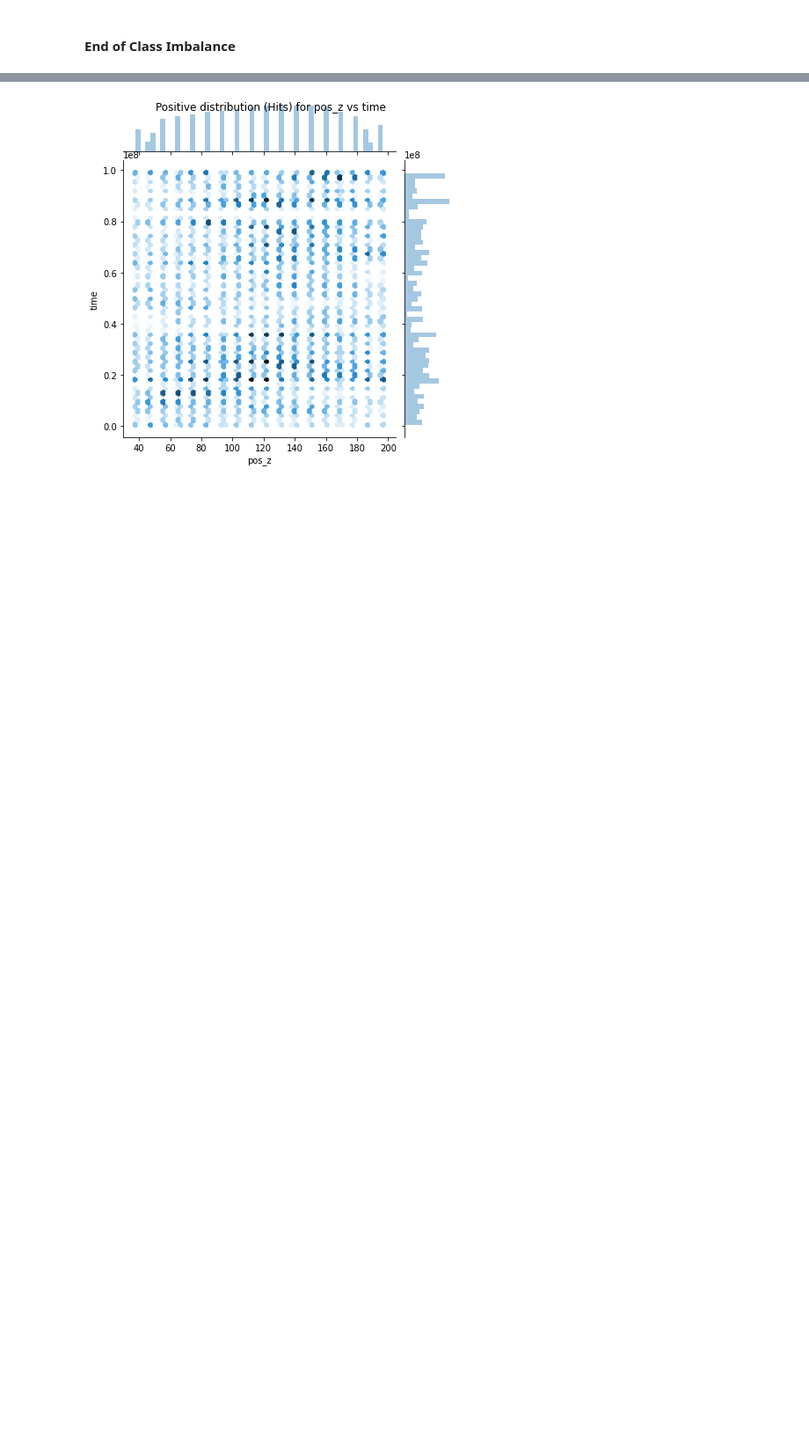
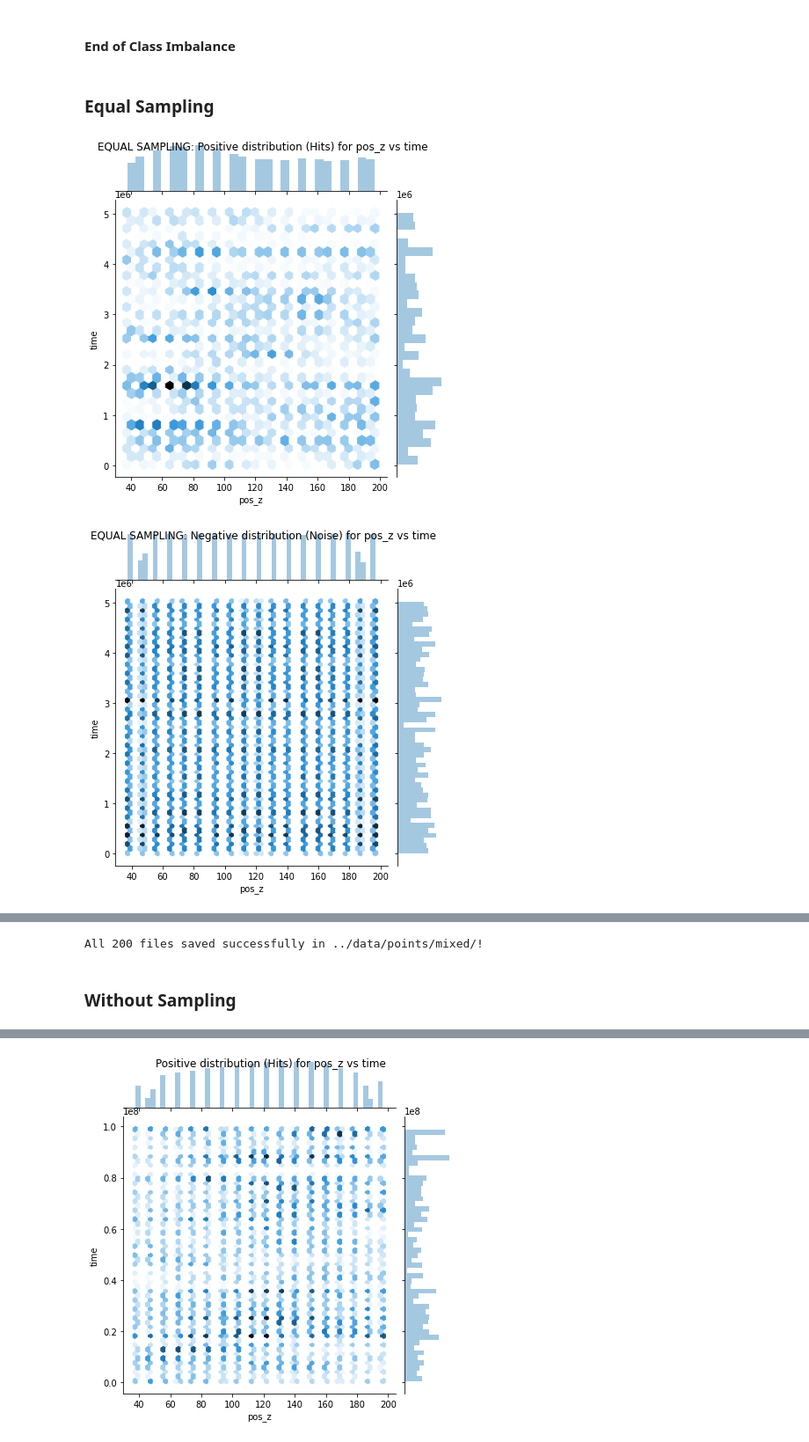
Before and after one commit to shrutirao94/km3net-neutrino-detection, a Jupyter notebook: notebooks/1.0_preparation.ipynb, the cells around one changed output, grey strips where cells are left out. Shown at 88% size. Saved outputs shown, nothing was run; the diff lists cells and outputs as text; code cells hidden in the pictures; blank space fills up the shorter version.

Commit message:
Admin Changes  +  Save Simpler DataFrame

```diff
--- a/notebooks/1.0_preparation.ipynb
+++ b/notebooks/1.0_preparation.ipynb
@@ -115,3 +117,21 @@ Now we have a list of groups that have only noise and groups that have both nois
+# %%
+def equal_sampling(df):
+    """
+    Equally sample points from each timeslice group.
+    Use 6550 - min number of points in hits group
+    """
+    points = 6550
+    return df.groupby('group').head(points).reset_index()
+
+def remove_groups(df):
+    """
+    Remove groups that have less than 6550 members per timeslice
+    group
+    """
+    points = 6550
+    g = df.groupby('group')
+
+    return g.filter(lambda x: len(x) >= points)
 # %% [markdown]
 # Timeslices with Only Noise
 
@@ -258,3 +325,33 @@ _ = plt.suptitle("Negative distribution (Noise) for pos_x vs pos_y")
 [figure]
 # %% [markdown]
 #### End of Class Imbalance
+# %% [markdown]
+### Equal Sampling
+# %%
+equal_sampled_hits = equal_sampling(data_noise_hits)
+# %%
+list_mixed_groups = equal_sampled_hits.group.unique()[:200]
+# %%
+data_subset = equal_sampled_hits.loc[equal_sampled_hits['group'].isin(list_mixed_groups)]
+
+pos_df = data_subset[data_subset.label == 1]
+neg_df = data_subset[data_subset.label == 0]
+
+sns.jointplot(pos_df['pos_z'], pos_df['time'],
+              kind='hex')
+plt.suptitle("EQUAL SAMPLING: Positive distribution (Hits) for pos_z vs time")
+
+sns.jointplot(neg_df['pos_z'], neg_df['time'],
+              kind='hex')
+_ = plt.suptitle("EQUAL SAMPLING: Negative distribution (Noise) for pos_z vs time")
+
+sns.jointplot(pos_df['pos_x'], pos_df['pos_y'],
+              kind='hex')
+plt.suptitle("EQUAL SAMPLING: Positive distribution (Hits) for pos_x vs pos_y")
+
+sns.jointplot(neg_df['pos_x'], neg_df['pos_y'],
+              kind='hex')
+_ = plt.suptitle("EQUAL SAMPLING: Negative distribution (Noise) for pos_x vs pos_y")
+# %% [output]
+[figure, added]
+[figure, added]
@@ -260,0 +360,14 @@ _ = plt.suptitle("Negative distribution (Noise) for pos_x vs pos_y")
+# %%
+data_path = "../data/points/mixed/"
+
+for idx in list_mixed_groups:
+    file_name = "group_"+str(idx)+".xyz"
+    np.savetxt(data_path + file_name,
+               equal_sampled_hits[equal_sampled_hits.group == idx][['pos_x', 'pos_y', 'pos_z']].values)
+
+print("All {0} files saved successfully in {1}!".format(len(list_mixed_groups),
+                                                        data_path))
+# %% [output]
+All 200 files saved successfully in ../data/points/mixed/!
+# %% [markdown]
+### Without Sampling
```
Also changed, not shown: parts of 9 cells of this notebook, 5 other files.
